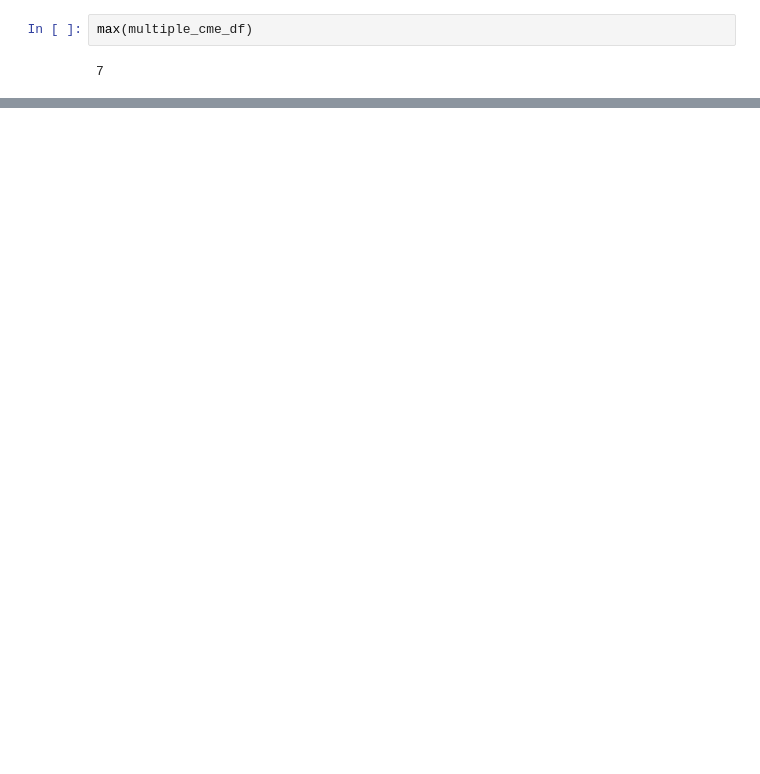
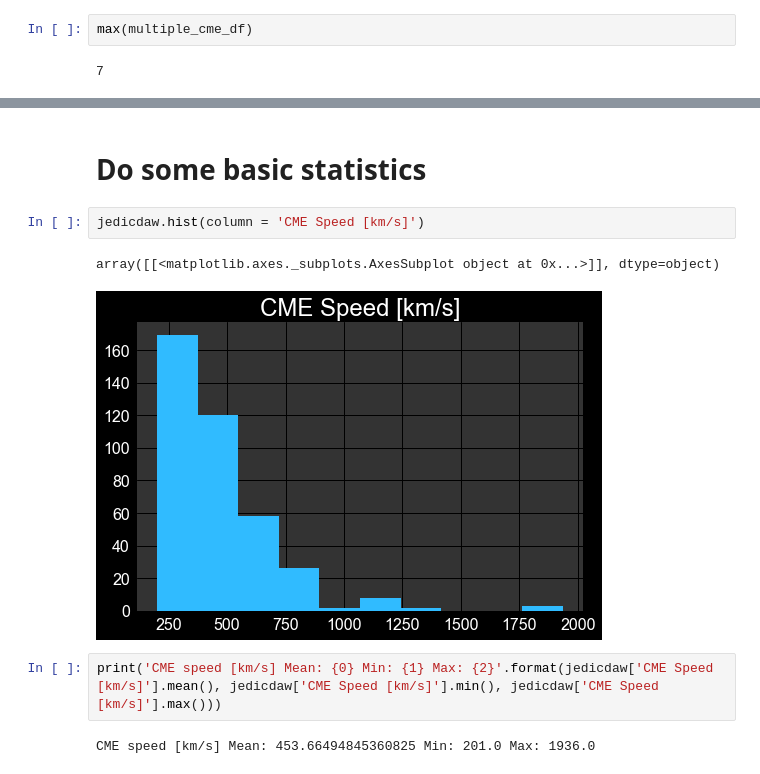
Before and after one commit to jmason86/James-s-EVE-Dimming-Index-JEDI, a Jupyter notebook: explore/explore_jedi_cdaw.ipynb, the cells around one changed output, grey strips where cells are left out. Saved outputs shown, nothing was run; the diff lists cells and outputs as text; blank space fills up the shorter version.

Commit message:
Now making plots and doing some stats

```diff
--- a/explore/explore_jedi_cdaw.ipynb
+++ b/explore/explore_jedi_cdaw.ipynb
@@ -275,0 +266,11 @@ Name: Has CME, Length: 237, dtype: object
+# %% [markdown]
+# Do some basic statistics
+# %%
+jedicdaw.hist(column = 'CME Speed [km/s]')
+# %% [output]
+array([[<matplotlib.axes._subplots.AxesSubplot object at 0x...>]], dtype=object)
+[figure, added]
+# %%
+print('CME speed [km/s] Mean: {0} Min: {1} Max: {2}'.format(jedicdaw['CME Speed [km/s]'].mean(), jedicdaw['CME Speed [km/s]'].min(), jedicdaw['CME Speed [km/s]'].max()))
+# %% [output]
+CME speed [km/s] Mean: 453.66494845360825 Min: 201.0 Max: 1936.0
```
Also changed, not shown: parts of 14 cells of this notebook.
